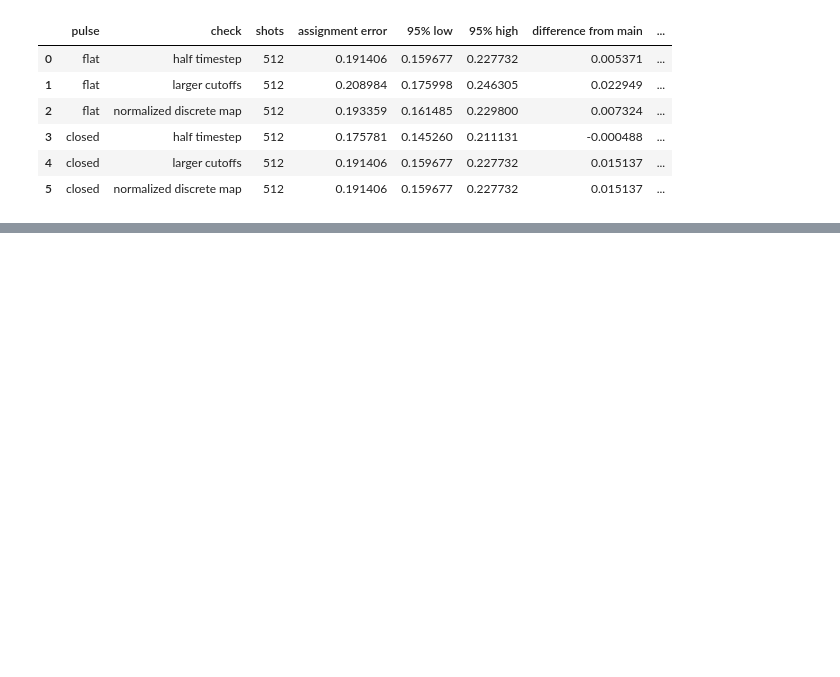
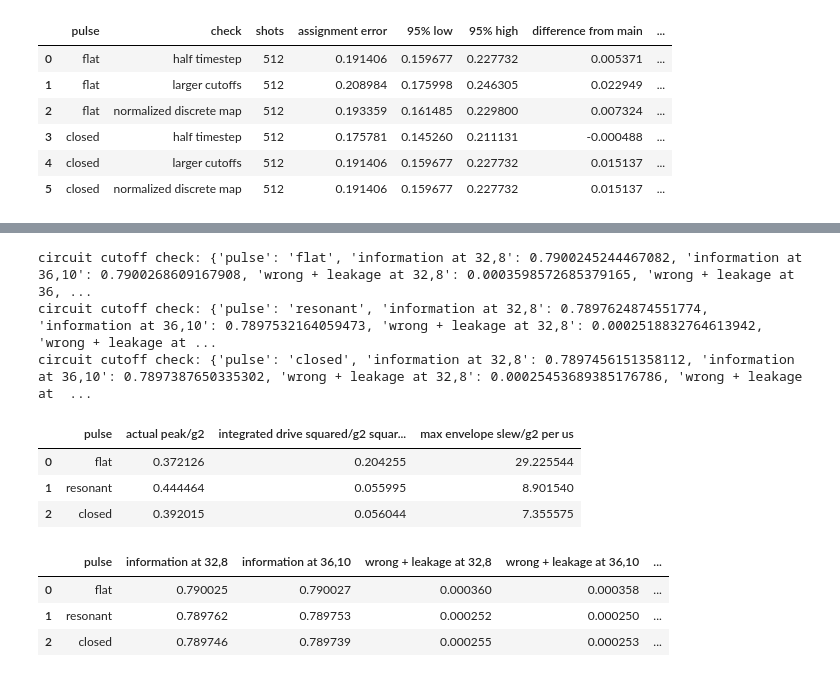
Before and after one commit to simransummermalik/solvingalice-bob, a Jupyter notebook: cat_qubits.ipynb, the cells around one changed output, grey strips where cells are left out. Cells and saved outputs as stored; diff of their text form; code cells hidden in the pictures; blank space fills up the shorter version.

```diff
--- a/cat_qubits.ipynb
+++ b/cat_qubits.ipynb
@@ -1705,0 +2160,32 @@ record validation {'pulse': 'closed', 'check': 'normalized discrete map', 'shots
+# %%
+resource_rows, circuit_check_rows = [], []
+resource_times = np.linspace(0, 3, 30001)
+for label, spec in selected_specs.items():
+    values = np.asarray(jax.vmap(extension_waveform(spec))(jnp.asarray(resource_times)))
+    resource_rows.append({"pulse": label, "actual peak/g2": np.max(abs(values))/g2,
+                          "integrated drive squared/g2 squared us": np.trapezoid(values**2, resource_times)/g2**2,
+                          "max envelope slew/g2 per us": np.max(abs(np.gradient(values, resource_times)))/g2})
+    assert np.max(abs(values)) <= design_peak_limit*(1+1e-8)
+    nominal = calibrated_runs[("resonant sine", label)]
+    held_out = extension_run(nominal["spec"], 36, 10, corrected=True)
+    circuit_check_rows.append({"pulse": label, "information at 32,8": nominal["information"],
+                               "information at 36,10": held_out["information"],
+                               "wrong + leakage at 32,8": nominal["wrong"]+nominal["leakage"],
+                               "wrong + leakage at 36,10": held_out["wrong"]+held_out["leakage"],
+                               "ready us at 36,10": audit_ready(held_out),
+                               "min eigenvalue at 36,10": held_out["checks"]["min eigenvalue"]})
+    print("circuit cutoff check:", circuit_check_rows[-1], flush=True)
+table(pd.DataFrame(resource_rows), "audit_control_resources")
+table(pd.DataFrame(circuit_check_rows), "audit_circuit_cutoffs")
+# %% [output]
+circuit cutoff check: {'pulse': 'flat', 'information at 32,8': 0.7900245244467082, 'information at 36,10': 0.7900268609167908, 'wrong + leakage at 32,8': 0.0003598572685379165, 'wrong + leakage at 36, ...
+circuit cutoff check: {'pulse': 'resonant', 'information at 32,8': 0.7897624874551774, 'information at 36,10': 0.7897532164059473, 'wrong + leakage at 32,8': 0.0002518832764613942, 'wrong + leakage at ...
+circuit cutoff check: {'pulse': 'closed', 'information at 32,8': 0.7897456151358112, 'information at 36,10': 0.7897387650335302, 'wrong + leakage at 32,8': 0.00025453689385176786, 'wrong + leakage at  ...
+|  | pulse | actual peak/g2 | integrated drive squared/g2 squar... | max envelope slew/g2 per us |
+| 0 | flat | 0.372126 | 0.204255 | 29.225544 |
+| 1 | resonant | 0.444464 | 0.055995 | 8.901540 |
+| 2 | closed | 0.392015 | 0.056044 | 7.355575 |
+|  | pulse | information at 32,8 | information at 36,10 | wrong + leakage at 32,8 | wrong + leakage at 36,10 | ... |
+| 0 | flat | 0.790025 | 0.790027 | 0.000360 | 0.000358 | ... |
+| 1 | resonant | 0.789762 | 0.789753 | 0.000252 | 0.000250 | ... |
+| 2 | closed | 0.789746 | 0.789739 | 0.000255 | 0.000253 | ... |
```
Also changed, not shown: parts of 11 cells of this notebook, 18 other files.
